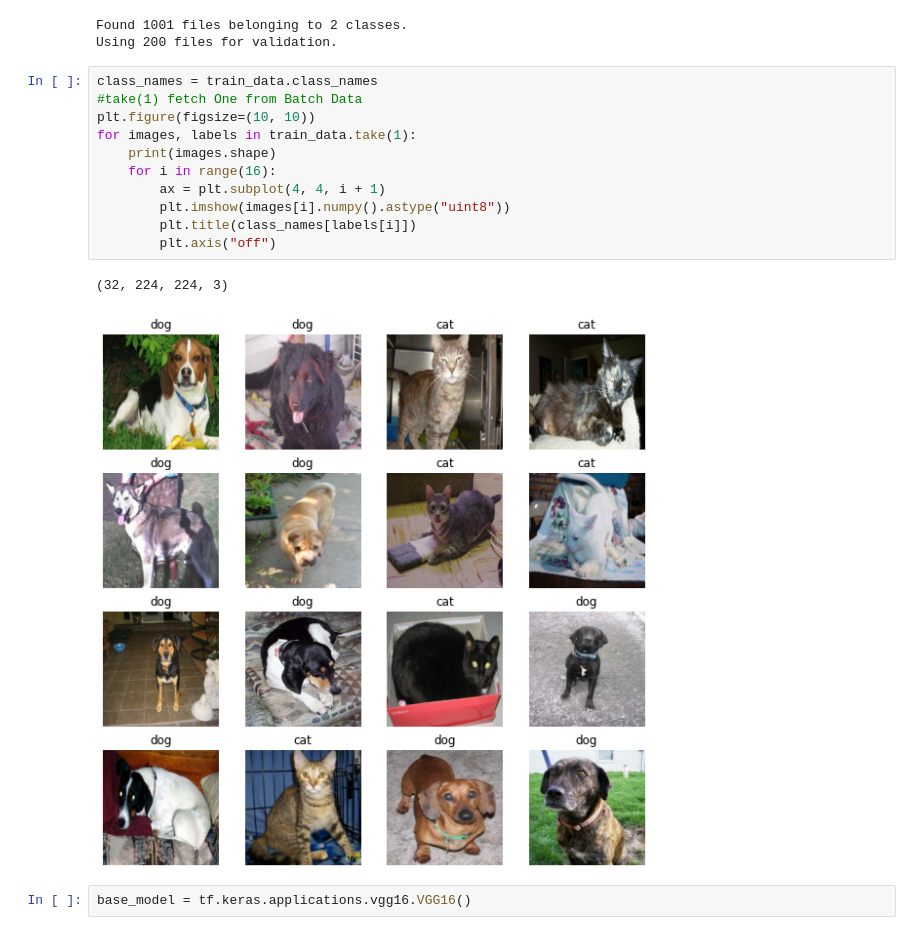
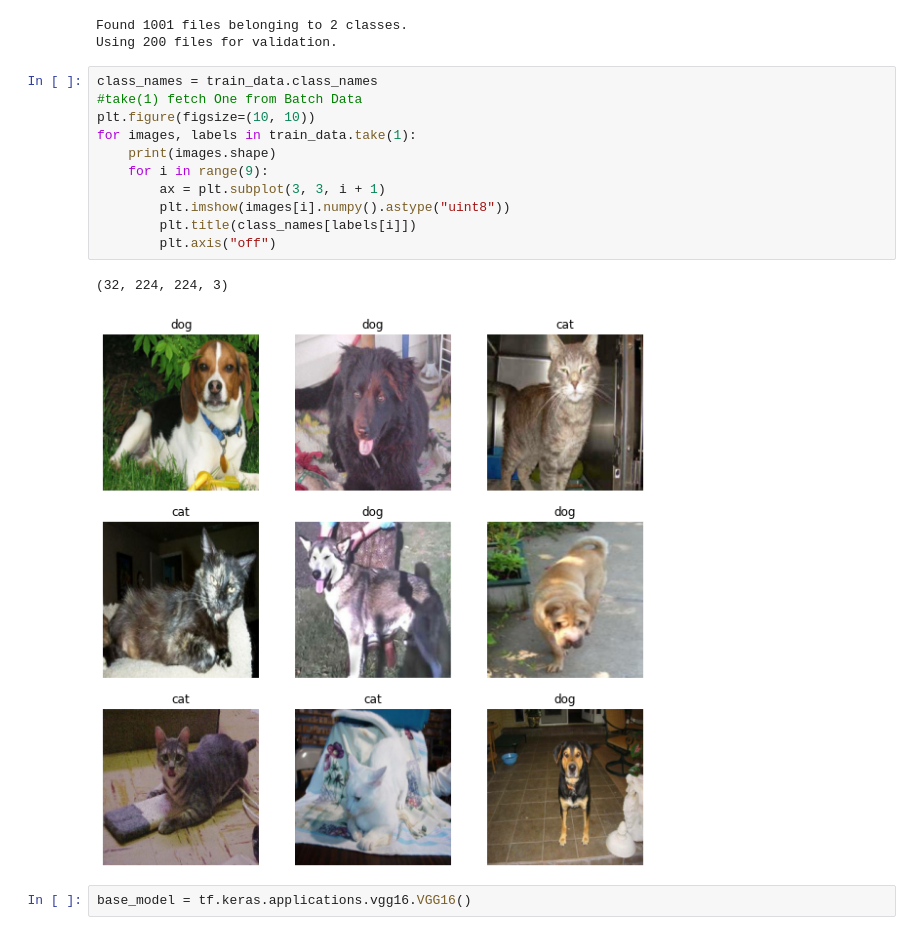
Before and after one commit to vkjadon/tf-CNN, a Jupyter notebook: tf209catsVsDogsVGG16.ipynb, the cells around one changed output. Drawn from its saved outputs; the diff is of its cells as text.

```diff
--- a/tf209catsVsDogsVGG16.ipynb
+++ b/tf209catsVsDogsVGG16.ipynb
@@ -92,17 +92,17 @@ Using 200 files for validation.
 # %%
 class_names = train_data.class_names
 #take(1) fetch One from Batch Data
 plt.figure(figsize=(10, 10))
 for images, labels in train_data.take(1):
     print(images.shape)
-    for i in range(16):
-        ax = plt.subplot(4, 4, i + 1)
+    for i in range(9):
+        ax = plt.subplot(3, 3, i + 1)
         plt.imshow(images[i].numpy().astype("uint8"))
         plt.title(class_names[labels[i]])
         plt.axis("off")
 # %% [output]
 (32, 224, 224, 3)
-[figure, old version]
+[figure, new version]
 # %%
 base_model = tf.keras.applications.vgg16.VGG16()
 # %%
```
Also changed, not shown: parts of 5 cells of this notebook.
